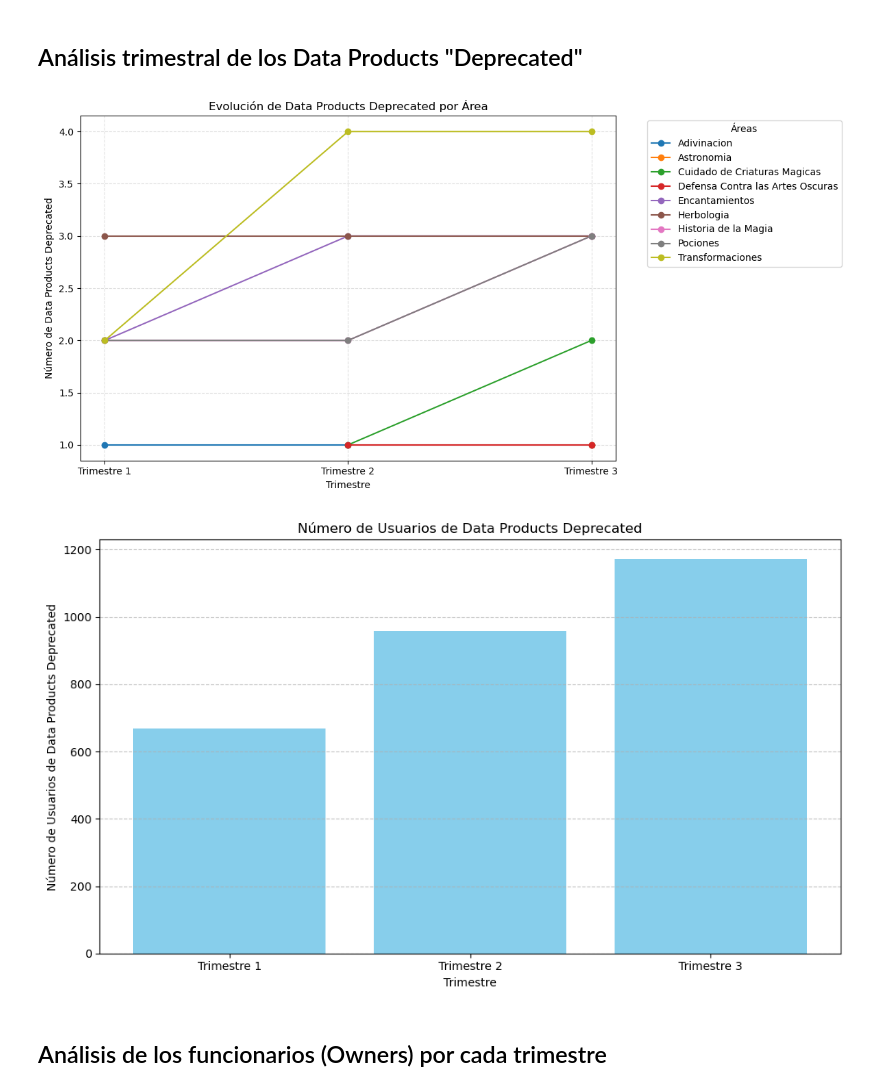
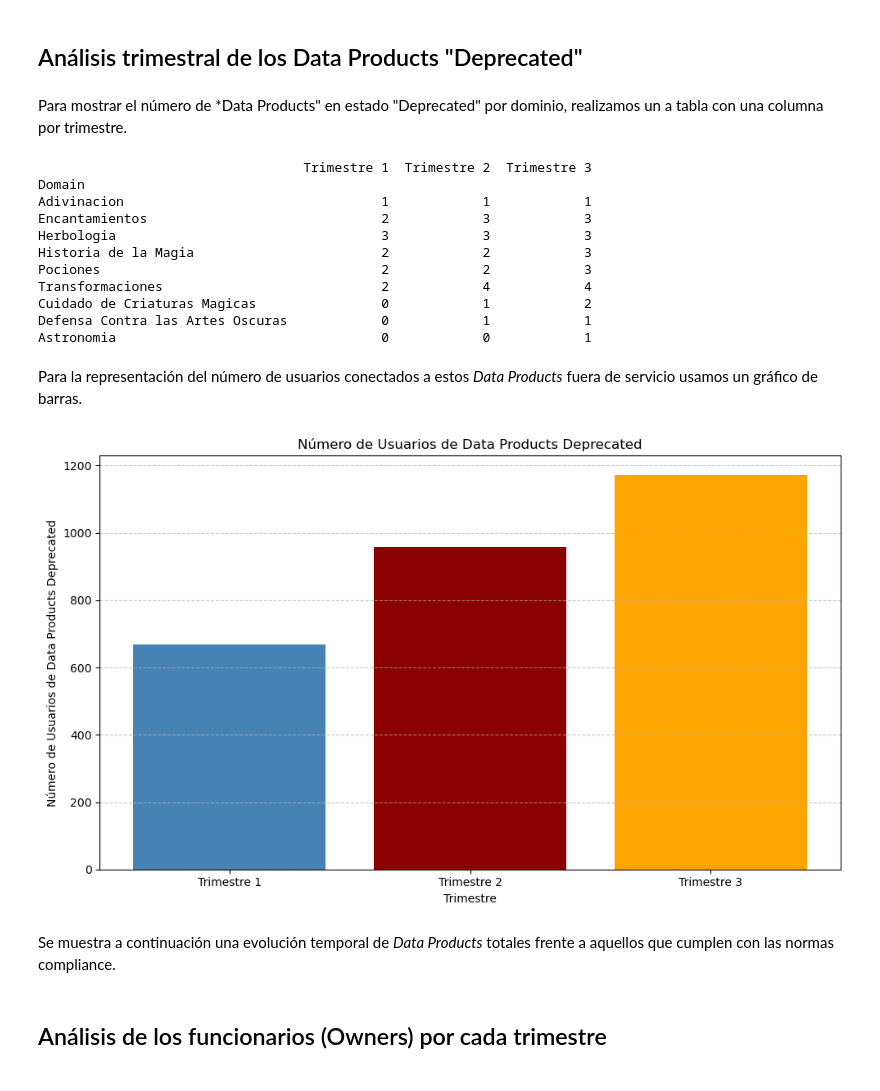
Before and after one commit to marquito3012/Master, a Jupyter notebook: Programación y entorno de trabajo para la IA/actividad1/actividad1.ipynb, the cells around one changed output. Cells and saved outputs as stored; diff of their text form; code cells hidden in the pictures.

```diff
--- a/Programación y entorno de trabajo para la IA/actividad1/actividad1.ipynb
+++ b/Programación y entorno de trabajo para la IA/actividad1/actividad1.ipynb
@@ -611,45 +620,50 @@ plt.show()
 [figure]
 # %% [markdown]
 ## Análisis trimestral de los Data Products "Deprecated"
+# %% [markdown]
+Para mostrar el número de *Data Products" en estado  "Deprecated" por dominio, realizamos un a tabla con una columna por trimestre.
 # %%
-trimestres_deprecated_por_area = pd.DataFrame({
-    'Trimestre 1': trimestre1_deprecated_por_area,
-    'Trimestre 2': trimestre2_deprecated_por_area,
-    'Trimestre 3': trimestre3_deprecated_por_area
-})
+tabla_total = pd.concat([
+    trimestre1_deprecated_por_area,
+    trimestre2_deprecated_por_area,
+    trimestre3_deprecated_por_area
+], axis=1)
 
-trimestres_deprecated_por_area.sort_index()
+tabla_total.columns = ['Trimestre 1', 'Trimestre 2', 'Trimestre 3']
 
-colors = plt.cm.tab10(range(len(trimestres_deprecated_por_area.index)))
+tabla_total = tabla_total.fillna(0).astype(int)
 
-plt.figure(figsize=(12, 6))
-
-for area, color in zip(trimestres_deprecated_por_area.index, colors):
-    plt.plot(trimestres_deprecated_por_area.columns, trimestres_deprecated_por_area.loc[area], marker='o', label=area, color=color)
-
-plt.title('Evolución de Data Products Deprecated por Área')
-plt.xlabel('Trimestre')
-plt.ylabel('Número de Data Products Deprecated')
-plt.grid(True, linestyle='--', alpha=0.4)
-plt.legend(title="Áreas", bbox_to_anchor=(1.05, 1), loc='upper left')
-plt.tight_layout()
-plt.show()
+print(tabla_total)
 # %% [output]
-[figure, removed]
+                                  Trimestre 1  Trimestre 2  Trimestre 3
+Domain
+Adivinacion                                 1            1            1
+Encantamientos                              2            3            3
+Herbologia                                  3            3            3
+Historia de la Magia                        2            2            3
+Pociones                                    2            2            3
+Transformaciones                            2            4            4
+Cuidado de Criaturas Magicas                0            1            2
+Defensa Contra las Artes Oscuras            0            1            1
+Astronomia                                  0            0            1
+# %% [markdown]
+Para la representación del número de usuarios conectados a estos *Data Products* fuera de servicio usamos un gráfico de barras.
 # %%
 plt.figure(figsize=(10, 6))
 plt.bar(
     ['Trimestre 1', 'Trimestre 2', 'Trimestre 3'],
     [trimestre1_deprecated_por_area_num_usuarios,
      trimestre2_deprecated_por_area_num_usuarios,
      trimestre3_deprecated_por_area_num_usuarios],
-    color='skyblue'
+    color=['steelblue', 'darkred', 'orange']
 )
 plt.title('Número de Usuarios de Data Products Deprecated')
 plt.xlabel('Trimestre')
 plt.ylabel('Número de Usuarios de Data Products Deprecated')
 plt.grid(axis='y', linestyle='--', alpha=0.7)
 plt.tight_layout()
 plt.show()
 # %% [output]
-[figure, old version]
+[figure, new version]
+# %% [markdown]
+Se muestra a continuación una evolución temporal de *Data Products* totales frente a aquellos que cumplen con las normas compliance.
```
Also changed, not shown: parts of 25 cells of this notebook.
